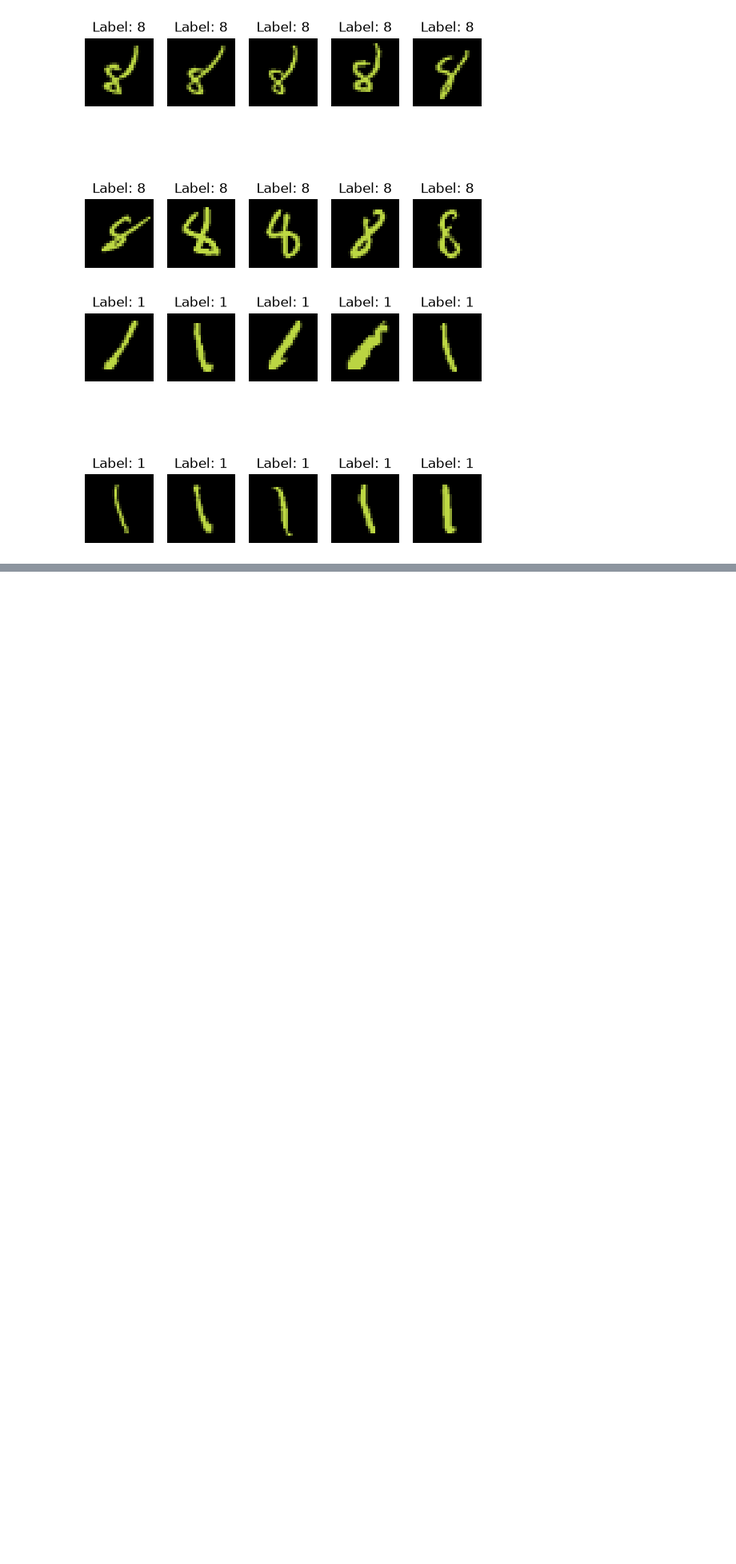
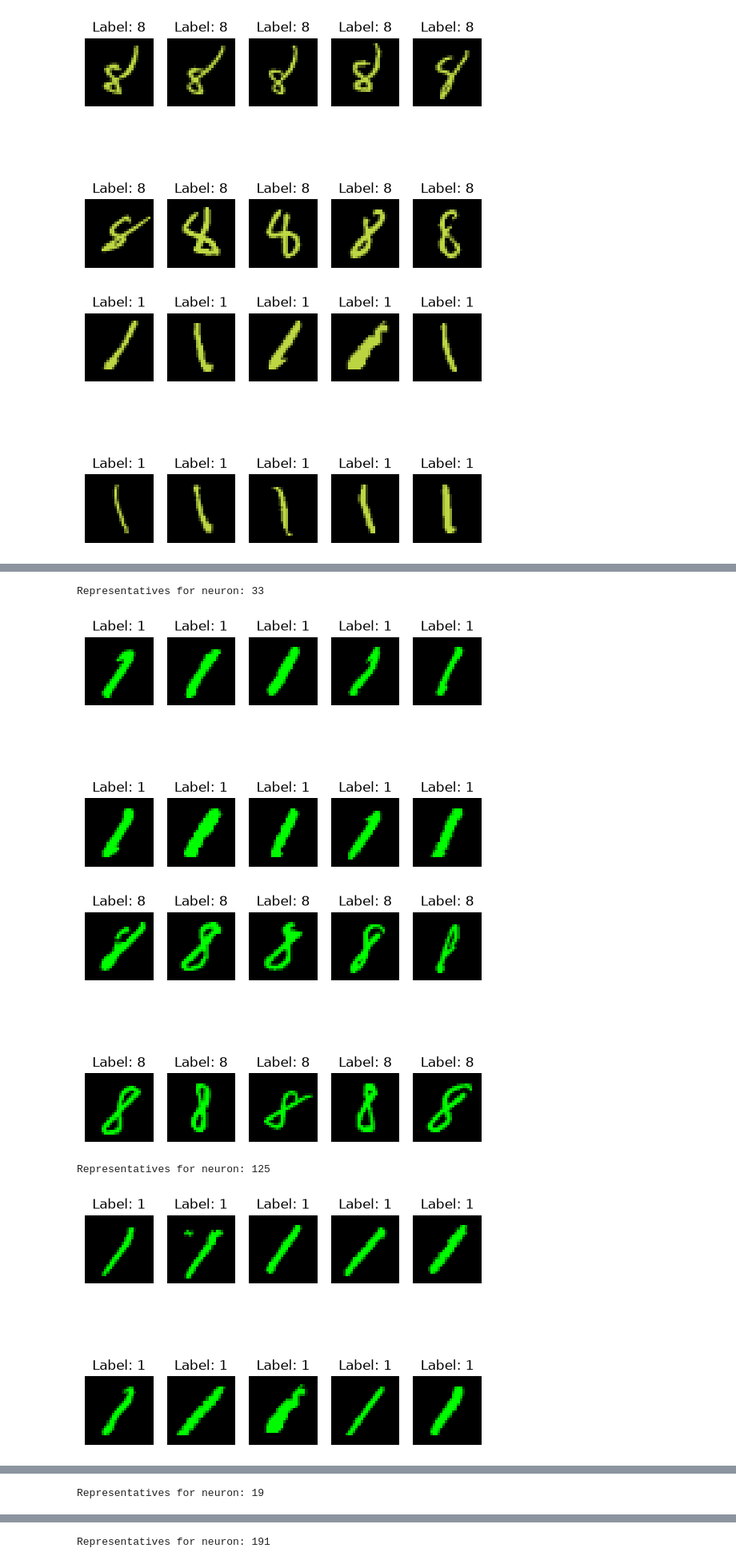
Before and after one commit to PyroX2/Sparse-Autoencoders-for-Vision-in-Pytorch, a Jupyter notebook: intro.ipynb, the cells around one changed output, grey strips where cells are left out. Shown at 80% size. Cells and saved outputs as stored; diff of their text form; code cells hidden in the pictures; blank space fills up the shorter version.

```diff
--- a/intro.ipynb
+++ b/intro.ipynb
@@ -808,0 +875,5 @@ utils.show_from_dataset(colors_flipped_val_dataset, colors_flipped_val_represent
+# %%
+flipped_hidden = sae_model.encode(flipped_embedding)
+flipped_hidden_values, flipped_hidden_indices = torch.topk(flipped_hidden, SAE_TOPK)
+print(f"{flipped_hidden_values=}")
+print(f"{flipped_hidden_indices=}")
@@ -808,0 +884,11 @@ utils.show_from_dataset(colors_flipped_val_dataset, colors_flipped_val_represent
+# %%
+for neuron_idx in flipped_hidden_indices.flatten().tolist():
+	print(f"Representatives for neuron: {neuron_idx}")
+	utils.show_from_dataset(val_dataset, val_representatives[neuron_idx].tolist())
+	utils.show_from_dataset(colors_flipped_val_dataset, colors_flipped_val_representatives[neuron_idx].tolist())
+# %% [output]
+Representatives for neuron: 33
+[figure, added]
+[figure, added]
+Representatives for neuron: 125
+[figure, added]
@@ -808,0 +896 @@ utils.show_from_dataset(colors_flipped_val_dataset, colors_flipped_val_represent
+Representatives for neuron: 19
@@ -808,0 +899 @@ utils.show_from_dataset(colors_flipped_val_dataset, colors_flipped_val_represent
+Representatives for neuron: 191
```
Also changed, not shown: parts of 12 cells of this notebook.
